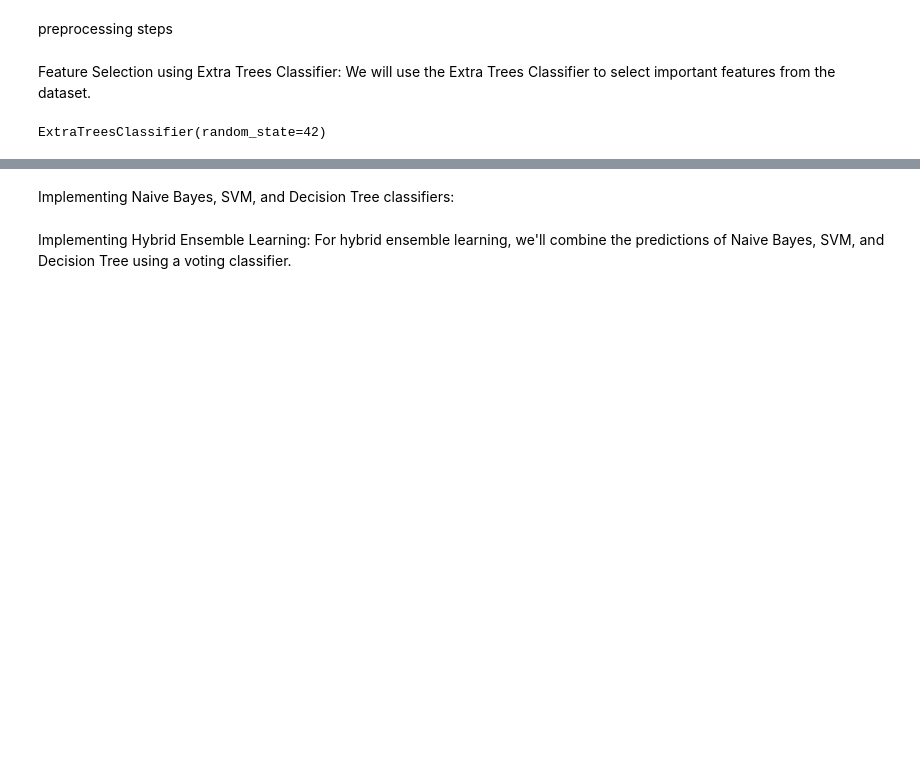
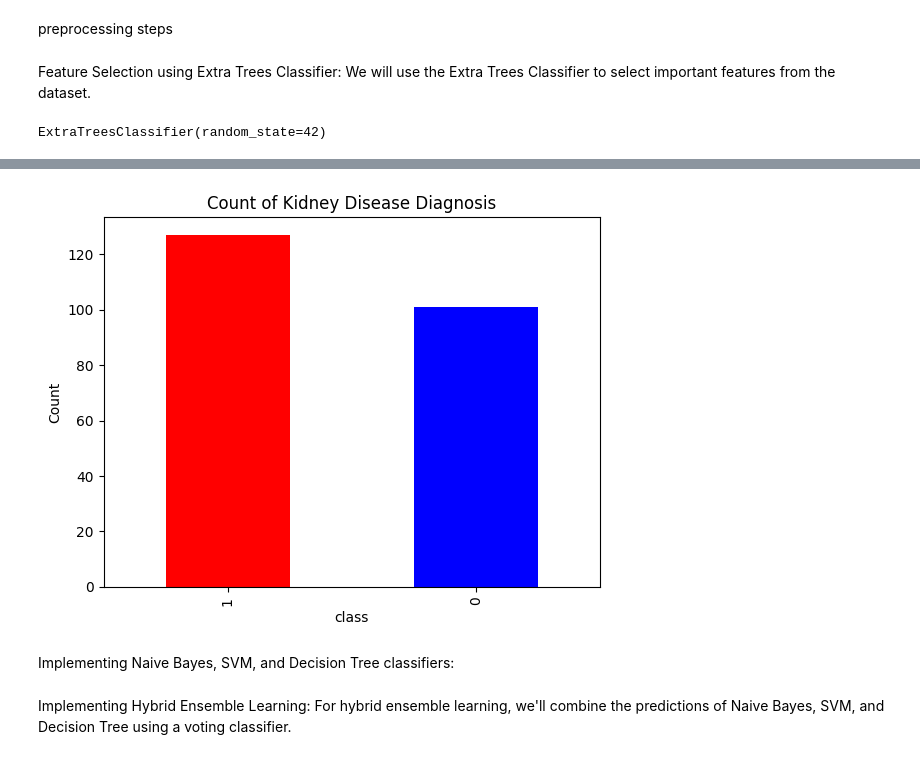
Before and after one commit to nura6199/my-dissertation, a Jupyter notebook: EnsembleHybrid.ipynb, the cells around one changed output, grey strips where cells are left out. Cells and saved outputs as stored; diff of their text form; code cells hidden in the pictures; blank space fills up the shorter version.

```diff
--- a/EnsembleHybrid.ipynb
+++ b/EnsembleHybrid.ipynb
@@ -84,3 +84,11 @@ X_test_selected = X_test[:, important_features_indices[:num_features_to_select]]
+# %%
+data['class'].value_counts().plot(kind='bar', color=['red', 'blue'])
+plt.title("Count of Kidney Disease Diagnosis")
+plt.xlabel("class")
+plt.ylabel("Count")
+plt.show()
+# %% [output]
+[figure, added]
 # %% [markdown]
 Implementing Naive Bayes, SVM, and Decision Tree classifiers:
 # %%
```
Also changed, not shown: parts of 2 cells of this notebook.
